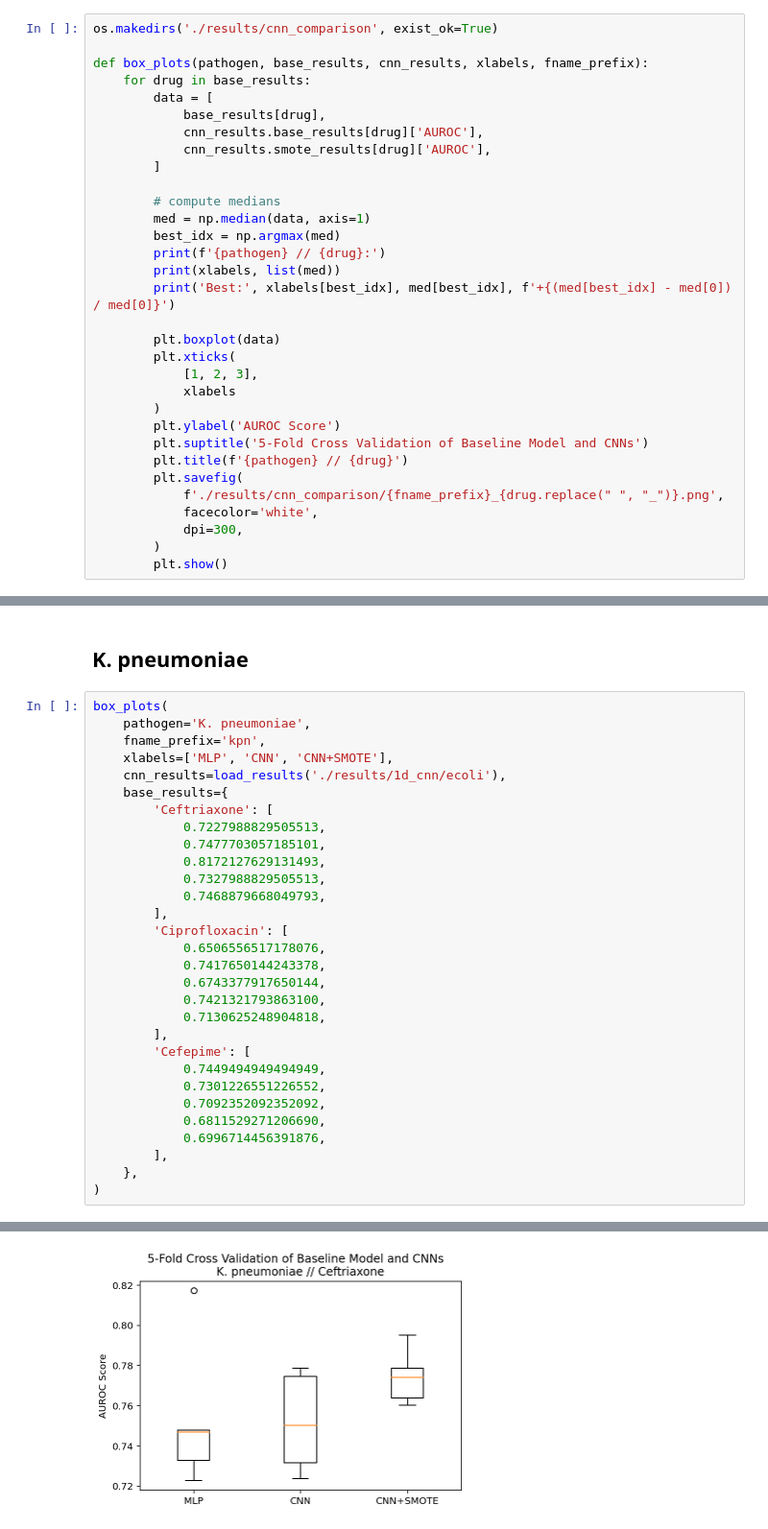
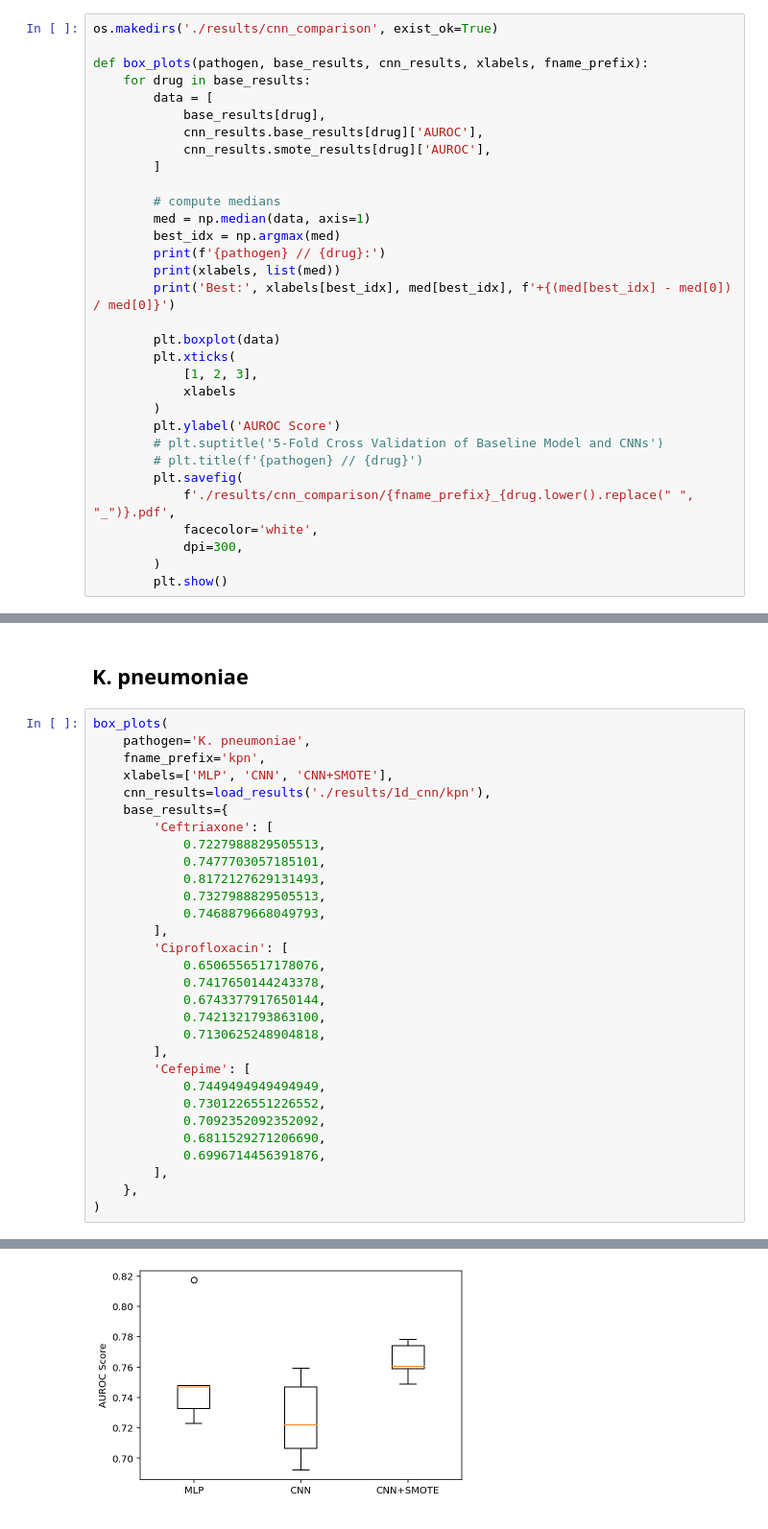
Before and after one commit to seibikobara/CS534FinalMSpathogens, a Jupyter notebook: 1d_cnn_comparison.ipynb, the cells around one changed output, grey strips where cells are left out. Shown: that part at 96% size. Cells and saved outputs as stored; diff of their text form.

Commit message:
fix: use the correct path for kpn results

```diff
--- a/1d_cnn_comparison.ipynb
+++ b/1d_cnn_comparison.ipynb
@@ -37,10 +37,10 @@ def box_plots(pathogen, base_results, cnn_results, xlabels, fname_prefix):
             xlabels
         )
         plt.ylabel('AUROC Score')
-        plt.suptitle('5-Fold Cross Validation of Baseline Model and CNNs')
-        plt.title(f'{pathogen} // {drug}')
+        # plt.suptitle('5-Fold Cross Validation of Baseline Model and CNNs')
+        # plt.title(f'{pathogen} // {drug}')
         plt.savefig(
-            f'./results/cnn_comparison/{fname_prefix}_{drug.replace(" ", "_")}.png',
+            f'./results/cnn_comparison/{fname_prefix}_{drug.lower().replace(" ", "_")}.pdf',
             facecolor='white',
             dpi=300,
         )
@@ -142,7 +142,7 @@ box_plots(
     pathogen='K. pneumoniae',
     fname_prefix='kpn',
     xlabels=['MLP', 'CNN', 'CNN+SMOTE'],
-    cnn_results=load_results('./results/1d_cnn/ecoli'),
+    cnn_results=load_results('./results/1d_cnn/kpn'),
     base_results={
         'Ceftriaxone': [
             0.7227988829505513,
@@ -174,2 +174,2 @@ Best: CNN+SMOTE 0.7741013824884794 +0.03643573988735292
-[figure, old version]
+[figure, new version]
 K. pneumoniae // Ciprofloxacin:
```
Also changed, not shown: parts of 3 cells of this notebook, 19 other files.
